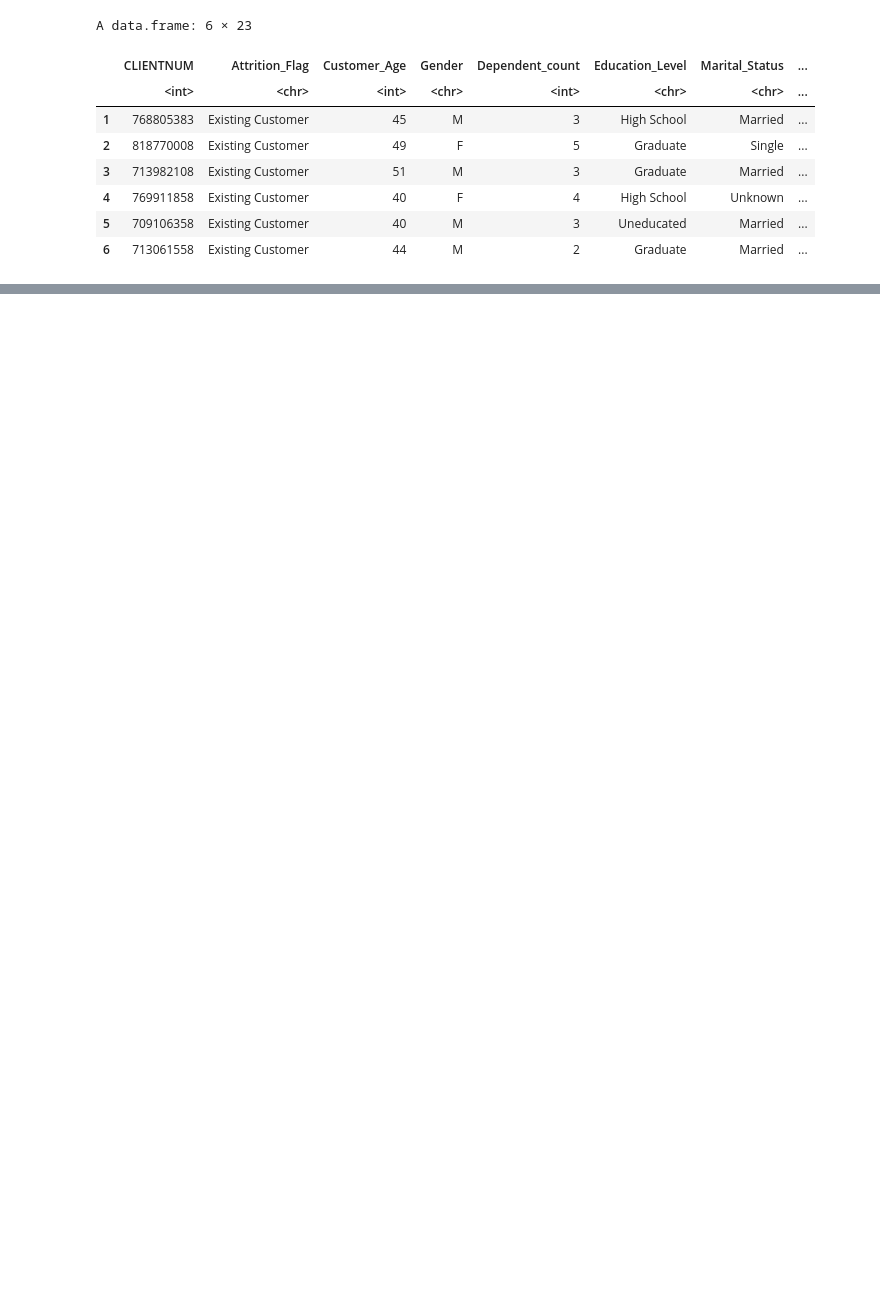
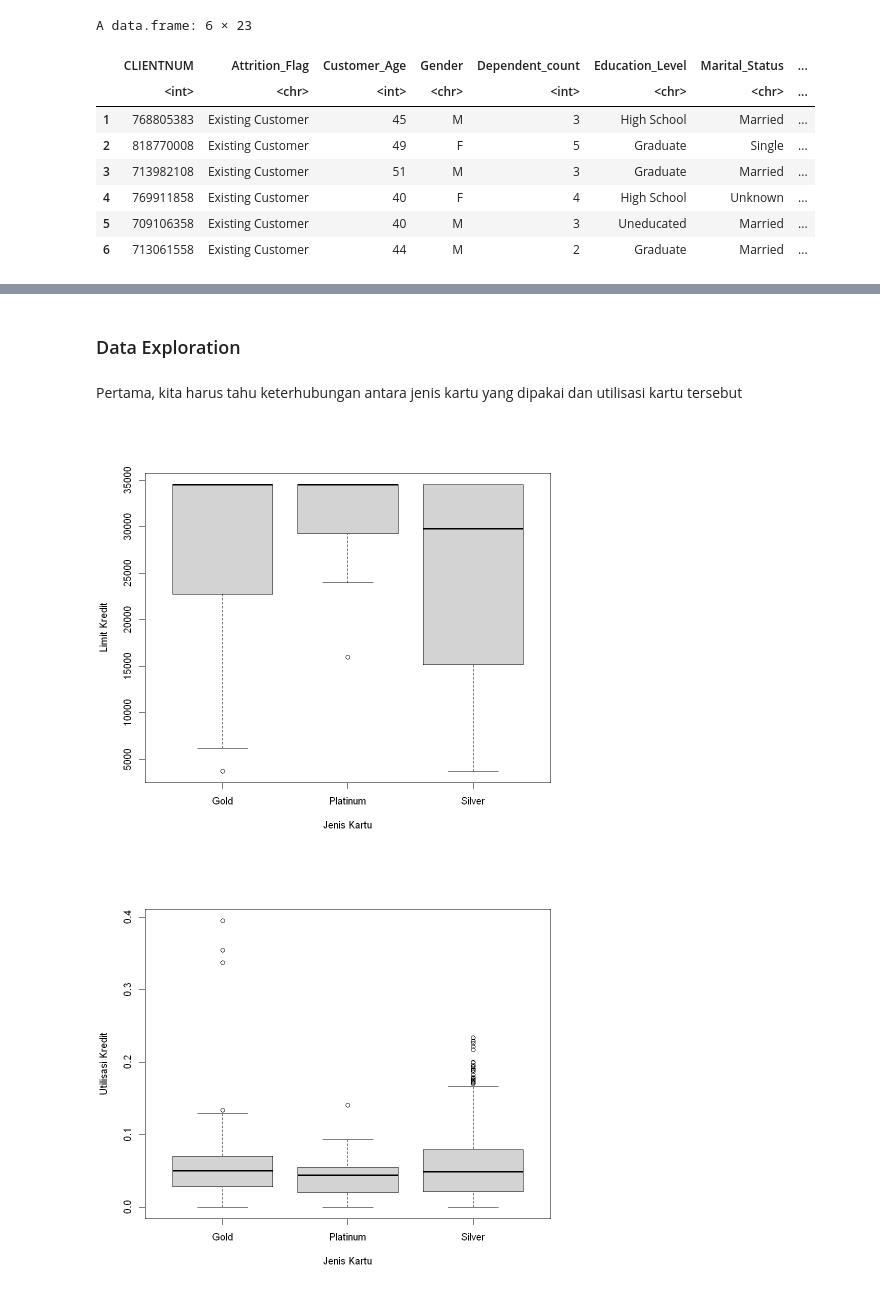
Before and after one commit to kaenova/Statistika_Tubes, a Jupyter notebook: Kaenova's Notebook.ipynb, the cells around one changed output, grey strips where cells are left out. Drawn from its saved outputs; the diff is of its cells as text; code cells hidden in the pictures; blank space fills up the shorter version.

```diff
--- a/Kaenova's Notebook.ipynb
+++ b/Kaenova's Notebook.ipynb
@@ -41,0 +88,14 @@ plot
+# %%
+#Memindahkan ke dataframe baru
+wr <- data.frame("Umur_Pengguna" = df$Customer_Age,
+                 "Jenis_Kelamin" = df$Gender,
+                 "Jenis_Kartu" = df$Card_Category,
+                 "Tingkat_Pendidikan" = df$Education_Level,
+                 "Status_Pernikahan" = df$Marital_Status,
+                 "Penghasilan" = df$Income_Category,
+                 "Limit_Kredit" = df$Credit_Limit,
+                 "Besar_Transaksi" = df$Total_Trans_Amt,
+                 "Banyak_Transaksi" = df$Total_Trans_Ct,
+                 "Utilisasi" = df$Avg_Utilization_Ratio)
+
+head(wr)
@@ -41,0 +112,16 @@ plot
+# %% [markdown]
+<h3>Data Exploration</h3>
+# %% [markdown]
+Pertama, kita harus tahu keterhubungan antara jenis kartu yang dipakai dan utilisasi kartu tersebut
+# %%
+options(repr.plot.width = 8, repr.plot.height =7)
+plot(factor(wr$Jenis_Kartu), wr$Limit_Kredit,
+    xlab = "Jenis Kartu",
+    ylab = "Limit Kredit")
+
+plot(factor(wr$Jenis_Kartu), wr$Utilisasi,
+    xlab = "Jenis Kartu",
+    ylab = "Utilisasi Kredit")
+# %% [output]
+[figure, added]
+[figure, added]
```
Also changed, not shown: parts of 15 cells of this notebook, 4 other files.
